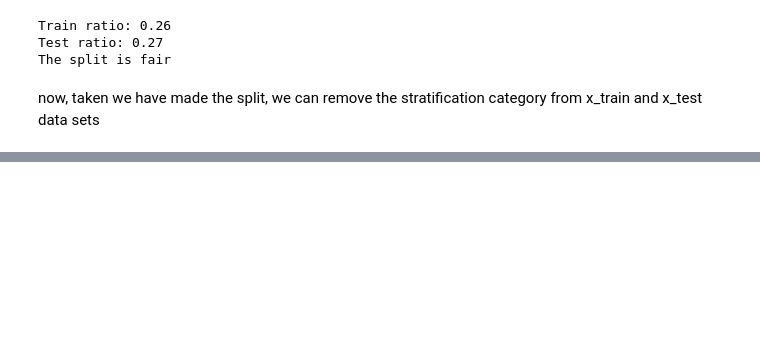
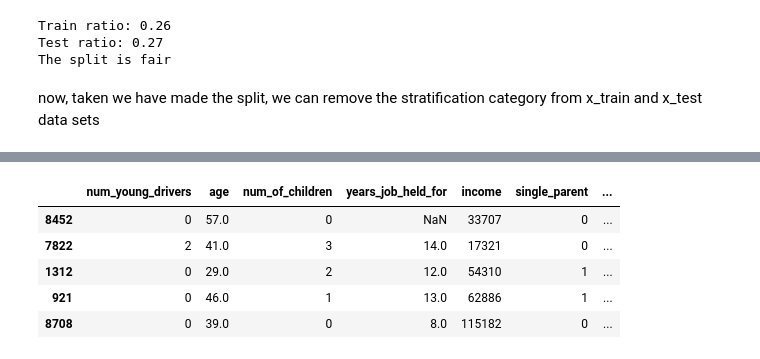
Before and after one commit to chapi1420/auto-insurance, a Jupyter notebook: modeling/main.ipynb, the cells around one changed output, grey strips where cells are left out. Saved outputs shown, nothing was run; the diff lists cells and outputs as text; code cells hidden in the pictures; blank space fills up the shorter version.

```diff
--- a/modeling/main.ipynb
+++ b/modeling/main.ipynb
@@ -251,0 +264,29 @@ claim_value_cat column not found
+# %%
+# Define binary columns
+binary_cols = ['single_parent', 'married', 'gender', 'red_vehicle', 'licence_revoked']
+
+# Define map values
+mapping = {'Yes': 1,
+           'No': 0,
+           'yes': 1,
+           'no': 0,
+           'M': 1,
+           'F': 0,
+           }
+
+# Define function to binarise features
+def binarise_values(data, cols, map):
+    for col in cols:
+        data[col] = data[col].map(map)
+    return data
+
+# Call function
+eda_test_data = binarise_values(eda_test_data, binary_cols, mapping)
+eda_test_data.head()
+# %% [output]
+|  | num_young_drivers | age | num_of_children | years_job_held_for | income | single_parent | ... |
+| 8452 | 0 | 57.0 | 0 | NaN | 33707 | 0 | ... |
+| 7822 | 2 | 41.0 | 3 | 14.0 | 17321 | 0 | ... |
+| 1312 | 0 | 29.0 | 2 | 12.0 | 54310 | 1 | ... |
+| 921 | 0 | 46.0 | 1 | 13.0 | 62886 | 1 | ... |
+| 8708 | 0 | 39.0 | 0 | 8.0 | 115182 | 0 | ... |
```
Also changed, not shown: parts of 9 cells of this notebook.
